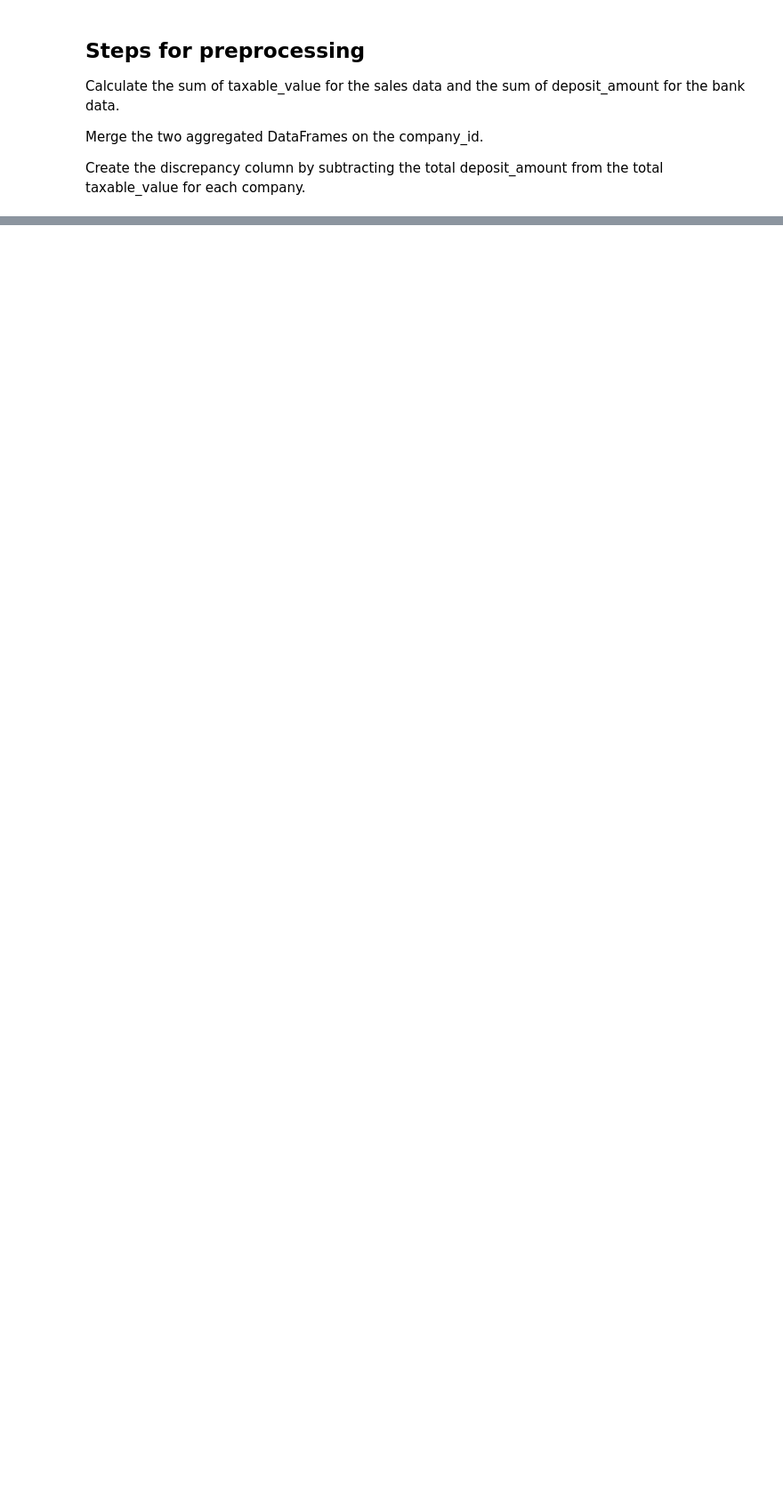
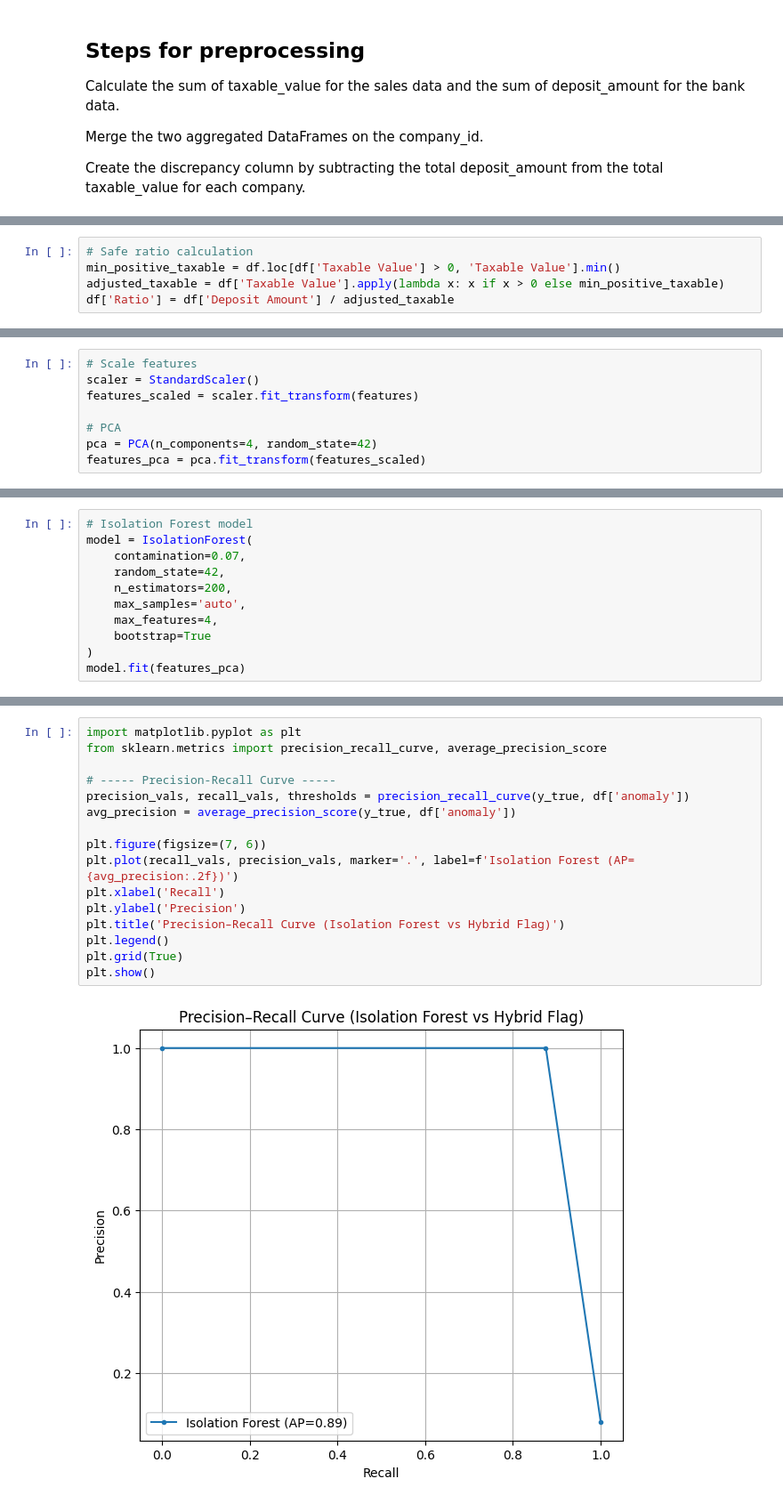
Before and after one commit to harveen-10/GST-Fraud-Detection, a Jupyter notebook: B2C/B2C_Model.ipynb, the cells around one changed output, grey strips where cells are left out. Shown at 89% size. Cells and saved outputs as stored; diff of their text form; blank space fills up the shorter version.

```diff
--- a/B2C/B2C_Model.ipynb
+++ b/B2C/B2C_Model.ipynb
@@ -463,0 +132,5 @@ ROC AUC: 0.8804, PR AUC: 0.2702
+# %%
+# Safe ratio calculation
+min_positive_taxable = df.loc[df['Taxable Value'] > 0, 'Taxable Value'].min()
+adjusted_taxable = df['Taxable Value'].apply(lambda x: x if x > 0 else min_positive_taxable)
+df['Ratio'] = df['Deposit Amount'] / adjusted_taxable
@@ -463,0 +161,8 @@ ROC AUC: 0.8804, PR AUC: 0.2702
+# %%
+# Scale features
+scaler = StandardScaler()
+features_scaled = scaler.fit_transform(features)
+
+# PCA
+pca = PCA(n_components=4, random_state=42)
+features_pca = pca.fit_transform(features_scaled)
@@ -463,0 +171,11 @@ ROC AUC: 0.8804, PR AUC: 0.2702
+# %%
+# Isolation Forest model
+model = IsolationForest(
+    contamination=0.07,
+    random_state=42,
+    n_estimators=200,
+    max_samples='auto',
+    max_features=4,
+    bootstrap=True
+)
+model.fit(features_pca)
@@ -463,0 +246,18 @@ ROC AUC: 0.8804, PR AUC: 0.2702
+# %%
+import matplotlib.pyplot as plt
+from sklearn.metrics import precision_recall_curve, average_precision_score
+
+# ----- Precision-Recall Curve -----
+precision_vals, recall_vals, thresholds = precision_recall_curve(y_true, df['anomaly'])
+avg_precision = average_precision_score(y_true, df['anomaly'])
+
+plt.figure(figsize=(7, 6))
+plt.plot(recall_vals, precision_vals, marker='.', label=f'Isolation Forest (AP={avg_precision:.2f})')
+plt.xlabel('Recall')
+plt.ylabel('Precision')
+plt.title('Precision–Recall Curve (Isolation Forest vs Hybrid Flag)')
+plt.legend()
+plt.grid(True)
+plt.show()
+# %% [output]
+[figure, added]
```
Also changed, not shown: parts of 48 cells of this notebook, 2 other files.
